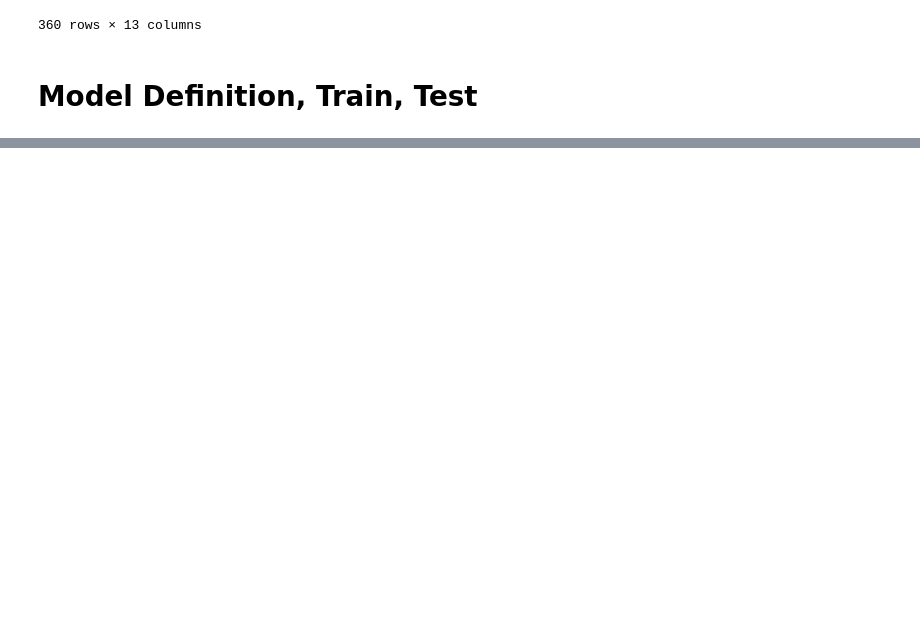
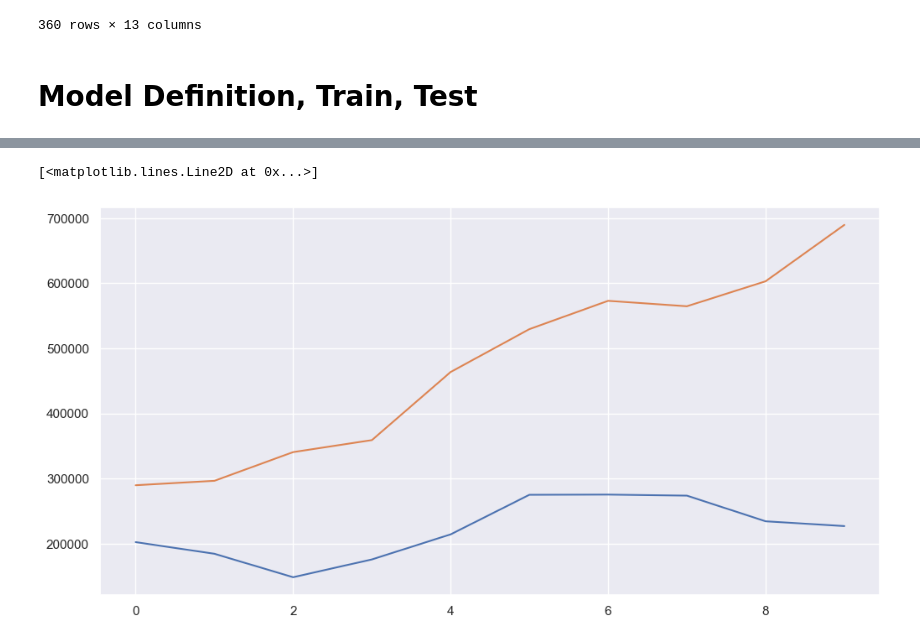
Before and after one commit to uhSuiL/ATM-Cash-Predictor, a Jupyter notebook: notebook/GRU_simple.ipynb, the cells around one changed output, grey strips where cells are left out. Saved outputs shown, nothing was run; the diff lists cells and outputs as text; code cells hidden in the pictures; blank space fills up the shorter version.

```diff
--- a/notebook/GRU_simple.ipynb
+++ b/notebook/GRU_simple.ipynb
@@ -124,4 +119,6 @@ Epoch 999 | train loss:  16605737448.7273 | valid metrics: [23161152512.0, 11479
 # %%
+util.load_checkpoint(model, save_dir, '2024-05-22-12-45', epoch=70)
+
 y_list = []
 y_pred_list = []
 
@@ -131,4 +128,15 @@ for i in range(len(train_set)):
     y_pred = model(X, h0)
     y_pred_list.append(y_pred)
     y_list.append(y)
+
+
+y_list2 = []
+y_pred_list2 = []
+
+h0 = torch.zeros(1, HIDDEN_DIM)
+for i in range(len(valid_set)):
+    X, y = valid_set[i]
+    y_pred = model(X, h0)
+    y_pred_list2.append(y_pred)
+    y_list2.append(y)
 # %%
@@ -141,0 +151,7 @@ plt.plot(torch.squeeze(torch.stack(y_pred_list, dim=0), dim=1).detach()[:, s])
+# %%
+plt.figure(figsize=(12, 6))
+plt.plot(torch.stack(y_list2, dim=0)[:, s])
+plt.plot(torch.squeeze(torch.stack(y_pred_list2, dim=0), dim=1).detach()[:, 12])
+# %% [output]
+[<matplotlib.lines.Line2D at 0x...>]
+[figure, added]
```
Also changed, not shown: parts of 6 cells of this notebook.
